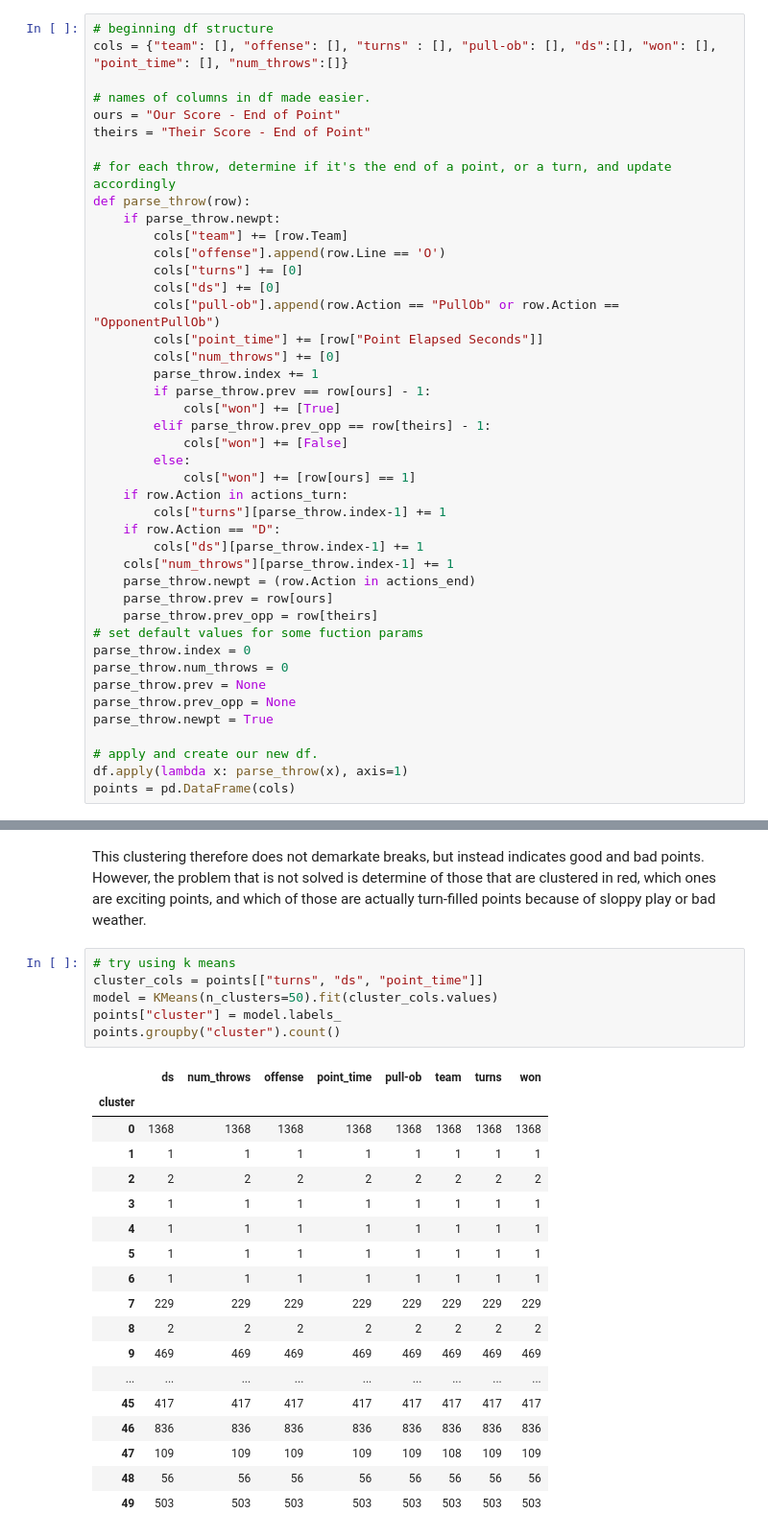
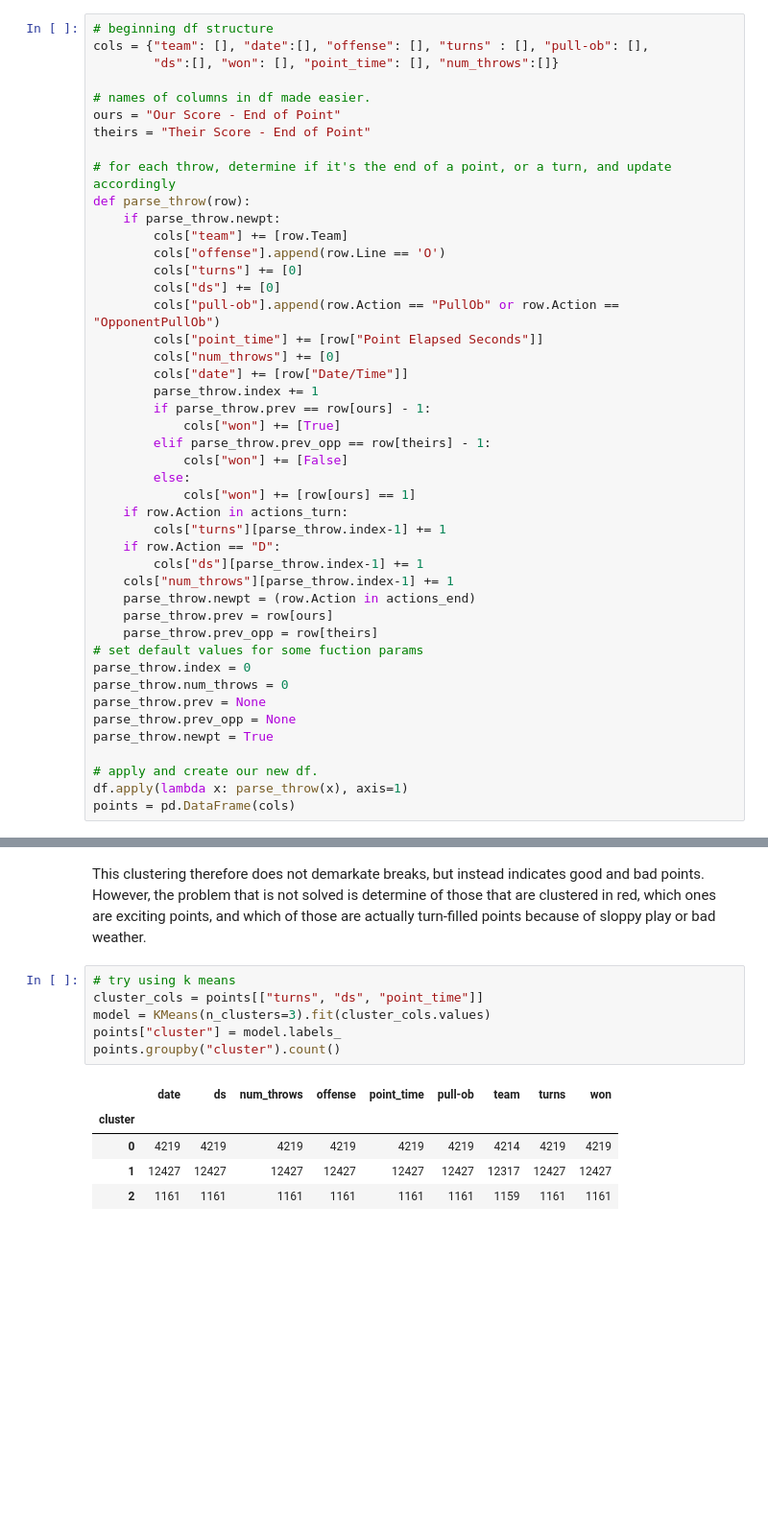
Before and after one commit to karinehsu/cs109-final-project, a Jupyter notebook: Point Clustering.ipynb, the cells around one changed output, grey strips where cells are left out. Shown: that part at 96% size. Drawn from its saved outputs; the diff is of its cells as text; blank space fills up the shorter version.

```diff
--- a/Point Clustering.ipynb
+++ b/Point Clustering.ipynb
@@ -61,7 +65,8 @@ actions_end = ["EndOfThirdQuarter", 'EndOfFirstQuarter', "Goal", "GameOver",
 There are the possible actions that can occur  set(['EndOfThirdQuarter', 'Pull', 'EndOfFirstQuarter', 'PullOb', 'Goal', 'GameOver', 'OpponentCatch', 'Drop', 'OpponentPull', 'OpponentPullOb', 'Halftime ...
 # %%
 # beginning df structure
-cols = {"team": [], "offense": [], "turns" : [], "pull-ob": [], "ds":[], "won": [], "point_time": [], "num_throws":[]}
+cols = {"team": [], "date":[], "offense": [], "turns" : [], "pull-ob": [],
+        "ds":[], "won": [], "point_time": [], "num_throws":[]}
 
 # names of columns in df made easier.
 ours = "Our Score - End of Point"
@@ -77,6 +82,7 @@ def parse_throw(row):
         cols["pull-ob"].append(row.Action == "PullOb" or row.Action == "OpponentPullOb")
         cols["point_time"] += [row["Point Elapsed Seconds"]]
         cols["num_throws"] += [0]
+        cols["date"] += [row["Date/Time"]]
         parse_throw.index += 1
         if parse_throw.prev == row[ours] - 1:
             cols["won"] += [True]
@@ -181,26 +190,13 @@ This clustering therefore does not demarkate breaks, but instead indicates good
 # %%
 # try using k means
 cluster_cols = points[["turns", "ds", "point_time"]]
-model = KMeans(n_clusters=50).fit(cluster_cols.values)
+model = KMeans(n_clusters=3).fit(cluster_cols.values)
 points["cluster"] = model.labels_
 points.groupby("cluster").count()
 # %% [output]
-|  | ds | num_throws | offense | point_time | pull-ob | team | turns | won |
-| cluster |  |  |  |  |  |  |  |  |
-| 0 | 1368 | 1368 | 1368 | 1368 | 1368 | 1368 | 1368 | 1368 |
-| 1 | 1 | 1 | 1 | 1 | 1 | 1 | 1 | 1 |
-| 2 | 2 | 2 | 2 | 2 | 2 | 2 | 2 | 2 |
-| 3 | 1 | 1 | 1 | 1 | 1 | 1 | 1 | 1 |
-| 4 | 1 | 1 | 1 | 1 | 1 | 1 | 1 | 1 |
-| 5 | 1 | 1 | 1 | 1 | 1 | 1 | 1 | 1 |
-| 6 | 1 | 1 | 1 | 1 | 1 | 1 | 1 | 1 |
-| 7 | 229 | 229 | 229 | 229 | 229 | 229 | 229 | 229 |
-| 8 | 2 | 2 | 2 | 2 | 2 | 2 | 2 | 2 |
-| 9 | 469 | 469 | 469 | 469 | 469 | 469 | 469 | 469 |
-| ... | ... | ... | ... | ... | ... | ... | ... | ... |
-| 45 | 417 | 417 | 417 | 417 | 417 | 417 | 417 | 417 |
-| 46 | 836 | 836 | 836 | 836 | 836 | 836 | 836 | 836 |
-| 47 | 109 | 109 | 109 | 109 | 109 | 108 | 109 | 109 |
-| 48 | 56 | 56 | 56 | 56 | 56 | 56 | 56 | 56 |
-| 49 | 503 | 503 | 503 | 503 | 503 | 503 | 503 | 503 |
+|  | date | ds | num_throws | offense | point_time | pull-ob | team | turns | won |
+| cluster |  |  |  |  |  |  |  |  |  |
+| 0 | 4219 | 4219 | 4219 | 4219 | 4219 | 4219 | 4214 | 4219 | 4219 |
+| 1 | 12427 | 12427 | 12427 | 12427 | 12427 | 12427 | 12317 | 12427 | 12427 |
+| 2 | 1161 | 1161 | 1161 | 1161 | 1161 | 1161 | 1159 | 1161 | 1161 |
 # %%
```
Also changed, not shown: parts of 21 cells of this notebook, 1 other file.
